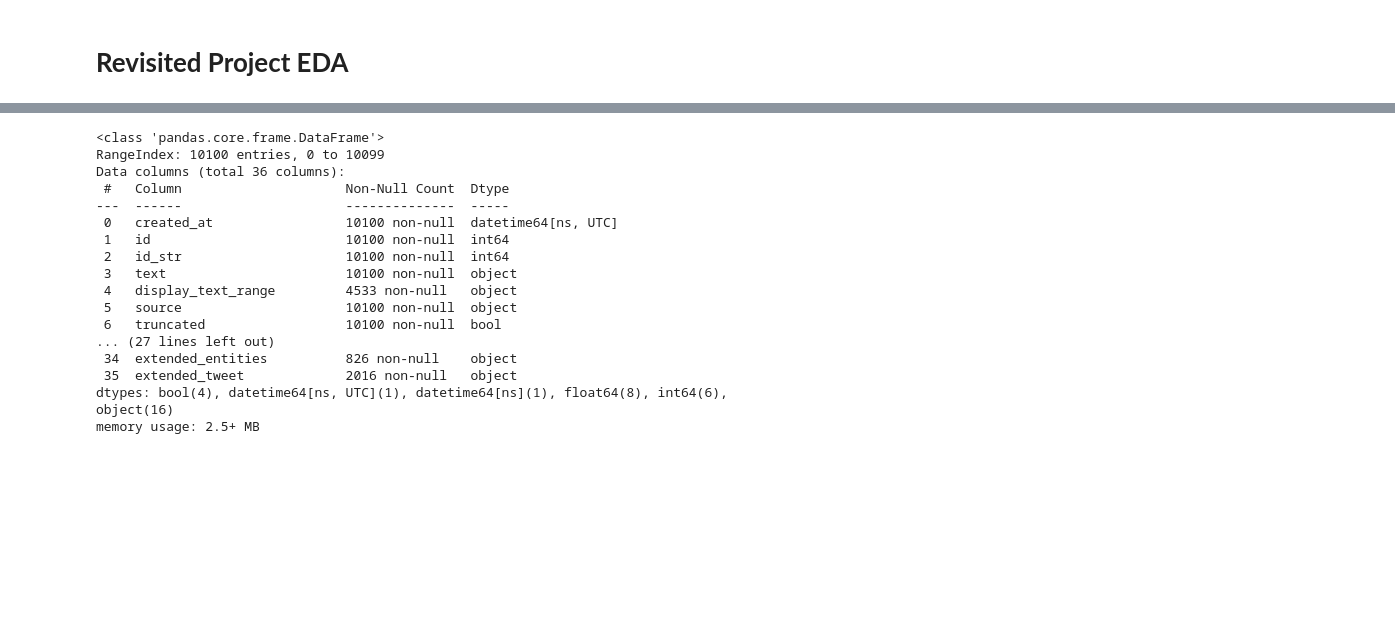
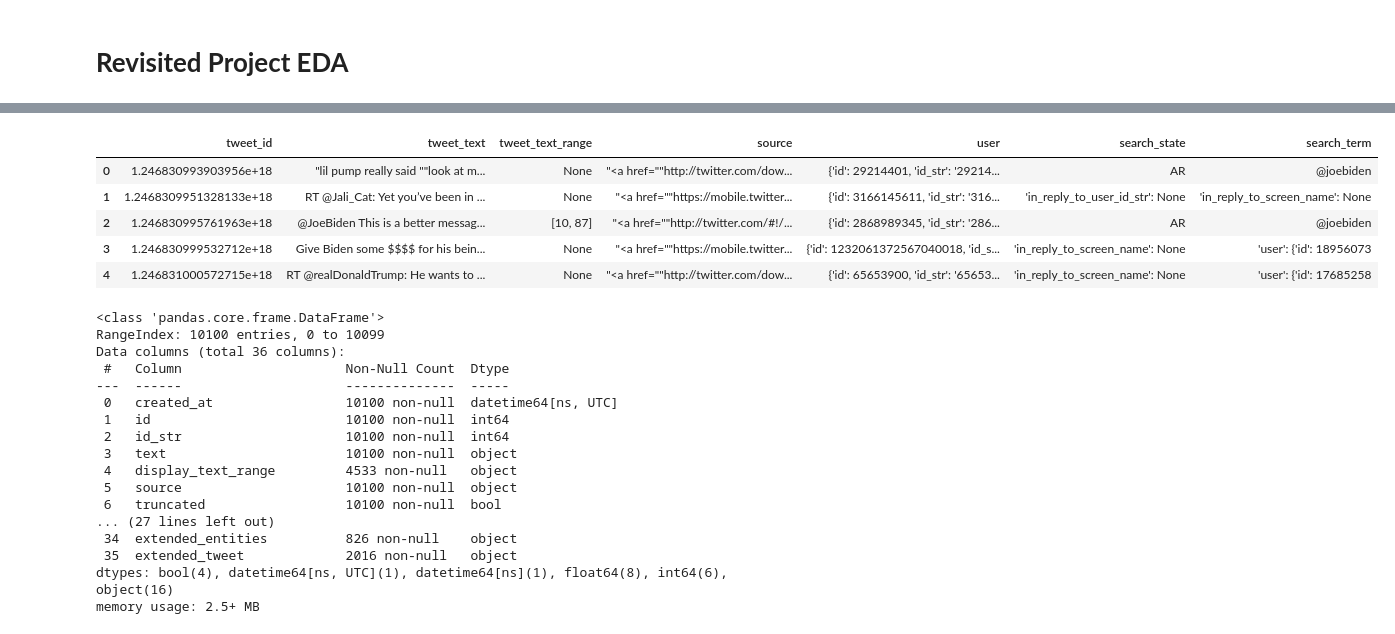
Before and after one commit to connorslagle/tweet-classifier, a Jupyter notebook: notebooks/EDA_revisited.ipynb, the cells around one changed output, grey strips where cells are left out. Cells and saved outputs as stored; diff of their text form; code cells hidden in the pictures; blank space fills up the shorter version.

```diff
--- a/notebooks/EDA_revisited.ipynb
+++ b/notebooks/EDA_revisited.ipynb
@@ -8,3 +8,11 @@ import matplotlib.pyplot as plt
 import pyspark as ps
 import pandas as pd
 from pyspark.sql.functions import lit
+# %%
+spark = (
+    ps.sql.SparkSession
+    .builder
+    .master('local')
+    .appName('tweets')
+    .getOrCreate()
+)
@@ -11,3 +47,29 @@ from pyspark.sql.functions import lit
+# %%
+query = spark.sql('''
+    SELECT
+        id AS tweet_id,
+        text AS tweet_text,
+        display_text_range AS tweet_text_range,
+        source,
+        user,
+        search_state,
+        search_term
+    FROM
+        sql_temp
+    WHERE
+        lang = 'en'
+''')
+# %%
+df = query.toPandas()
+# %%
+df.head()
+# %% [output]
+|  | tweet_id | tweet_text | tweet_text_range | source | user | search_state | search_term |
+| 0 | 1.246830993903956e+18 | "lil pump really said ""look at m... | None | "<a href=""http://twitter.com/dow... | {'id': 29214401, 'id_str': '29214... | AR | @joebiden |
+| 1 | 1.2468309951328133e+18 | RT @Jali_Cat: Yet you’ve been in ... | None | "<a href=""https://mobile.twitter... | {'id': 3166145611, 'id_str': '316... | 'in_reply_to_user_id_str': None | 'in_reply_to_screen_name': None |
+| 2 | 1.246830995761963e+18 | @JoeBiden This is a better messag... | [10, 87] | "<a href=""http://twitter.com/#!/... | {'id': 2868989345, 'id_str': '286... | AR | @joebiden |
+| 3 | 1.246830999532712e+18 | Give Biden some $$$$ for his bein... | None | "<a href=""https://mobile.twitter... | {'id': 1232061372567040018, 'id_s... | 'in_reply_to_screen_name': None | 'user': {'id': 18956073 |
+| 4 | 1.246831000572715e+18 | RT @realDonaldTrump: He wants to ... | None | "<a href=""http://twitter.com/dow... | {'id': 65653900, 'id_str': '65653... | 'in_reply_to_screen_name': None | 'user': {'id': 17685258 |
 # %%
 # importer from capstone 1
 
```
Also changed, not shown: parts of 8 cells of this notebook.
